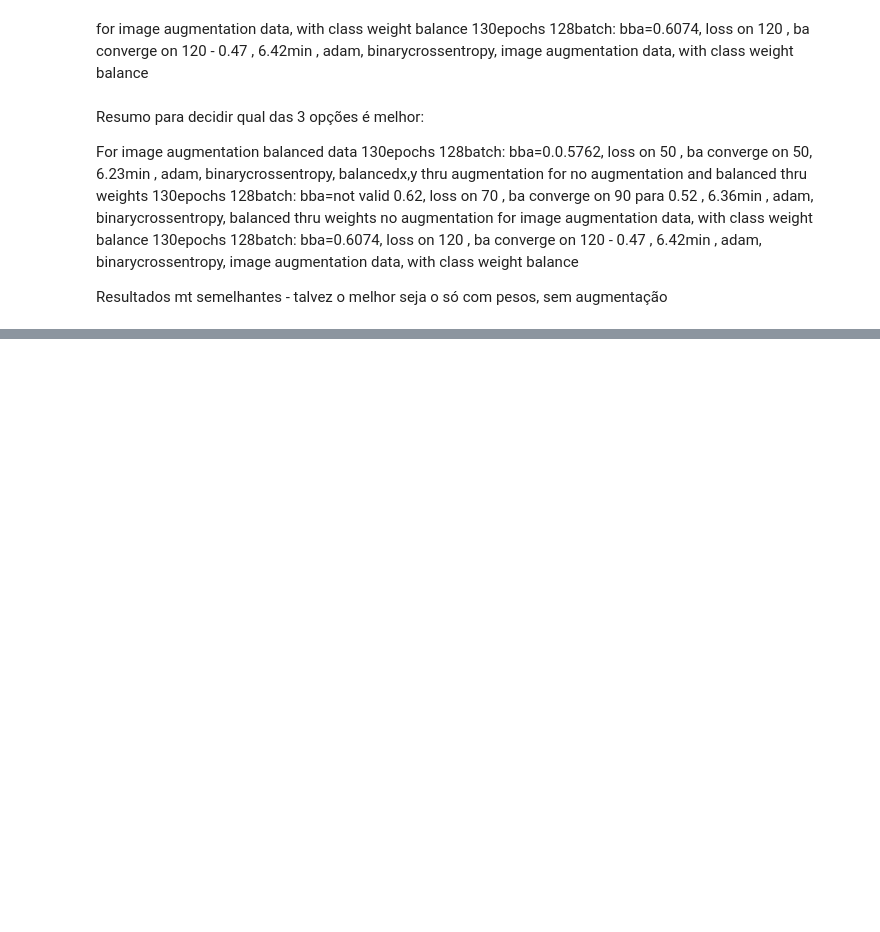
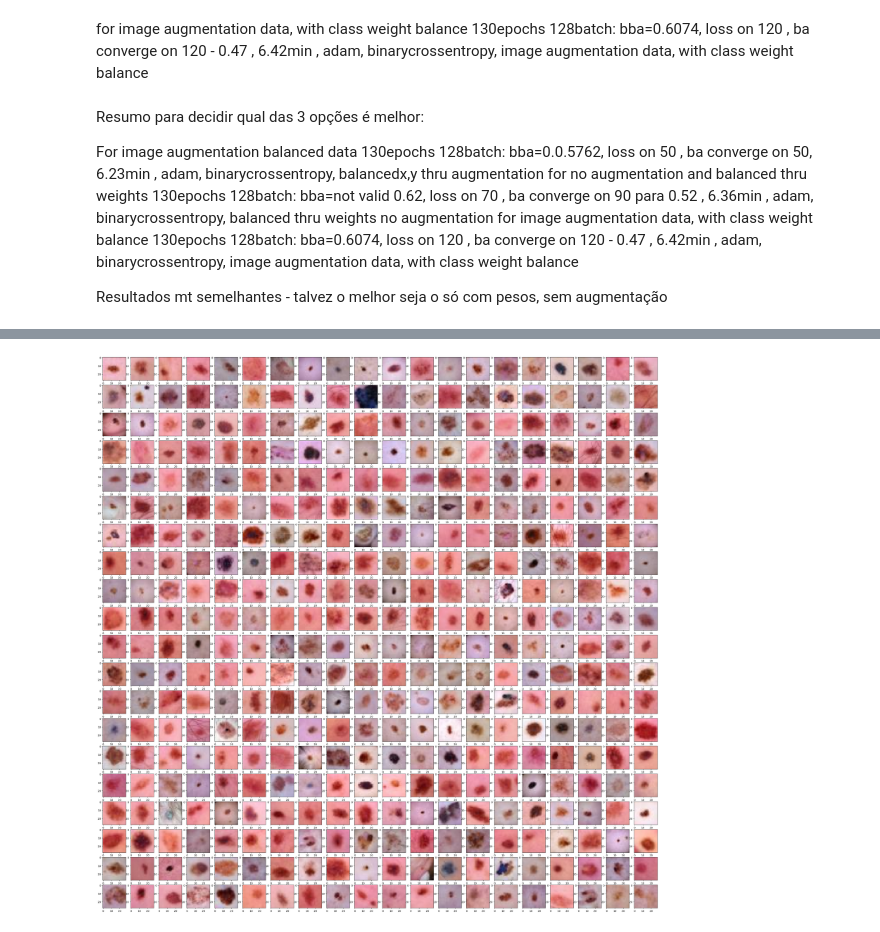
Before and after one commit to Dolfas/ML_Aaut, a Jupyter notebook: Task 5.1/ML_problem5.1 shortversion.ipynb, the cells around one changed output, grey strips where cells are left out. Drawn from its saved outputs; the diff is of its cells as text; code cells hidden in the pictures; blank space fills up the shorter version.

```diff
--- a/Task 5.1/ML_problem5.1 shortversion.ipynb
+++ b/Task 5.1/ML_problem5.1 shortversion.ipynb
@@ -351,0 +387,19 @@ def x_y_preprocessing(x,y):
+# %%
+import numpy as np
+
+novo = np.reshape(X_train,(6254,28,28,3))
+#print(novo)
+from PIL import Image
+fig = plt.figure(figsize=(40, 40))
+#img = Image.fromarray(novo[0], 'RGB')
+#img.show()
+
+columns = 20
+rows = 20
+for i in range(1,columns*rows+1):
+    img = Image.fromarray(novo[i], 'RGB')
+    fig.add_subplot(rows, columns, i)
+    plt.imshow(img)
+plt.show()
+# %% [output]
+[figure, added]
```
Also changed, not shown: parts of 16 cells of this notebook, 13 other files.
